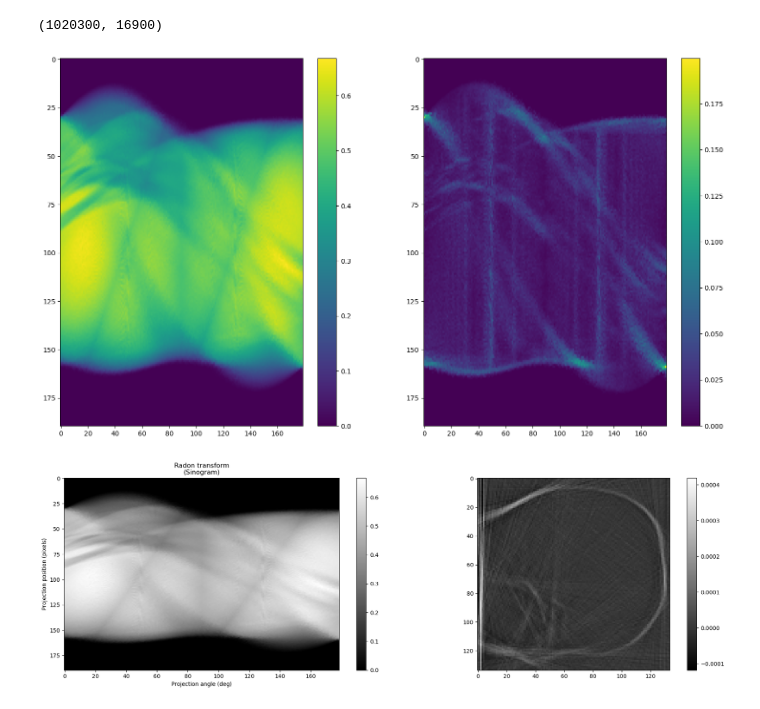
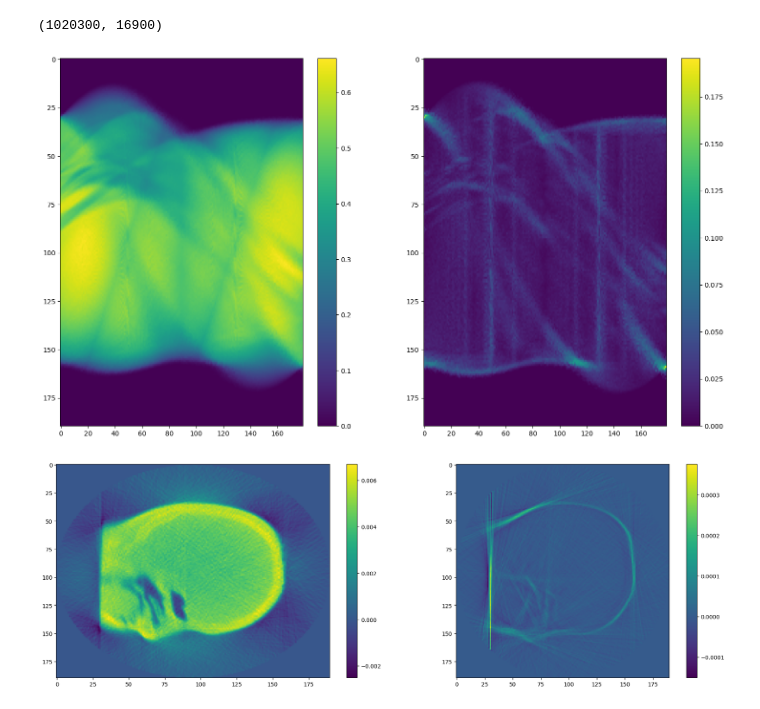
Before and after one commit to leonharv/uncertainty-vis, a Jupyter notebook: Data creation/simple_pCT/WEPL generation ensemble.ipynb, the cells around one changed output. Cells and saved outputs as stored; diff of their text form; code cells hidden in the pictures.

Commit message:
Adding DROP ensemble & WEPL ensemble generation

```diff
--- a/Data creation/simple_pCT/WEPL generation ensemble.ipynb
+++ b/Data creation/simple_pCT/WEPL generation ensemble.ipynb
@@ -27,13 +29,15 @@ print(MLP_angles_spotx.shape)
 # %% [output]
 (1020300, 16900)
 # %%
-i1, _, i3 = np.indices((num_spotxs, num_offsets, num_angles))
+numberOfSamples = 50
+
+i1, _, i3 = np.indices((num_spotxs, numberOfSamples, num_angles))
 
 rng = np.random.default_rng()
 # mean of 15 and 99% are within 3 * std = 15
-i2 = rng.normal(15, 5, (num_spotxs, num_offsets, num_angles)).astype(np.int64)
+i2 = rng.normal(15, 5, (num_spotxs, numberOfSamples, num_angles)).astype(np.int64)
 i2[ i2 < 0 ] = 0
-i2[ i2 > 29 ] = 29
+i2[ i2 > num_offsets - 1 ] = num_offsets - 1
 
 # i2 = np.random.randint(0, 30, size=(num_angles, num_offsets, num_spotxs))
 
@@ -43,4 +47,4 @@ idx = np.ravel_multi_index((i1, i2, i3), (num_spotxs, num_offsets, num_angles))
 MLP_random = MLP_angles_spotx[idx.flatten(), :]
 
 b_w = MLP_random @ x
-wepl = np.reshape(b_w, (num_spotxs, num_offsets, num_angles))
+wepl = np.reshape(b_w, (num_spotxs, numberOfSamples, num_angles))
@@ -57,25 +63,22 @@ plt.imshow(np.sqrt(wepl_var), aspect='auto')
 plt.colorbar()
 plt.show()
 # %% [output]
-[figure, old version]
+[figure, new version]
 # %%
 fig, (ax1, ax2) = plt.subplots(1, 2, figsize=(18,6))
 
 theta = np.linspace(0., 180., num_angles, endpoint=False)
-ax1.set_title('Radon transform\n(Sinogram)')
-ax1.set_xlabel('Projection angle (deg)')
-ax1.set_ylabel('Projection position (pixels)')
-sin = ax1.imshow(wepl_mean, cmap='gray', aspect='auto')
-
+reconstructed_mean = transform.iradon(wepl_mean, theta=theta, filter_name='ramp', circle=True)
+sin = ax1.imshow(reconstructed_mean, aspect='auto')
 plt.colorbar(sin, ax=ax1)
 
-reconstructed = transform.iradon(wepl_var, theta=theta, filter_name='ramp', circle=False)
-re = ax2.imshow(reconstructed, cmap='gray')
+reconstructed_var = transform.iradon(wepl_var, theta=theta, filter_name='ramp', circle=True)
+re = ax2.imshow(reconstructed_var)
 plt.colorbar(re, ax=ax2)
 
 fig.tight_layout()
 plt.show()
 # %% [output]
-[figure, old version]
+[figure, new version]
 # %%
 np.save('../../Data/simple_pCT/WEPL/WEPL_angles{:d}_offset{:d}_spotx{:d}_exact_{:d}_{:d}.npy'.format(num_angles, num_offsets, num_spotxs, RSP_shape[0], RSP_shape[1]), wepl)
```
Also changed, not shown: parts of 2 cells of this notebook, 2 other files.
